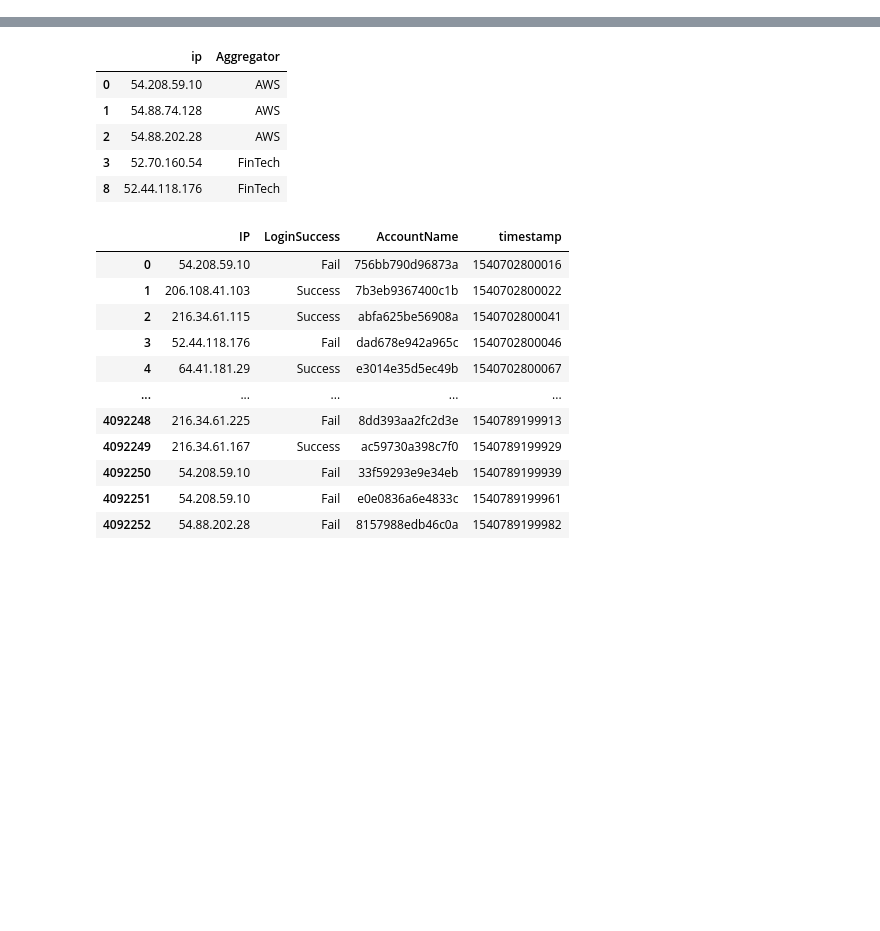
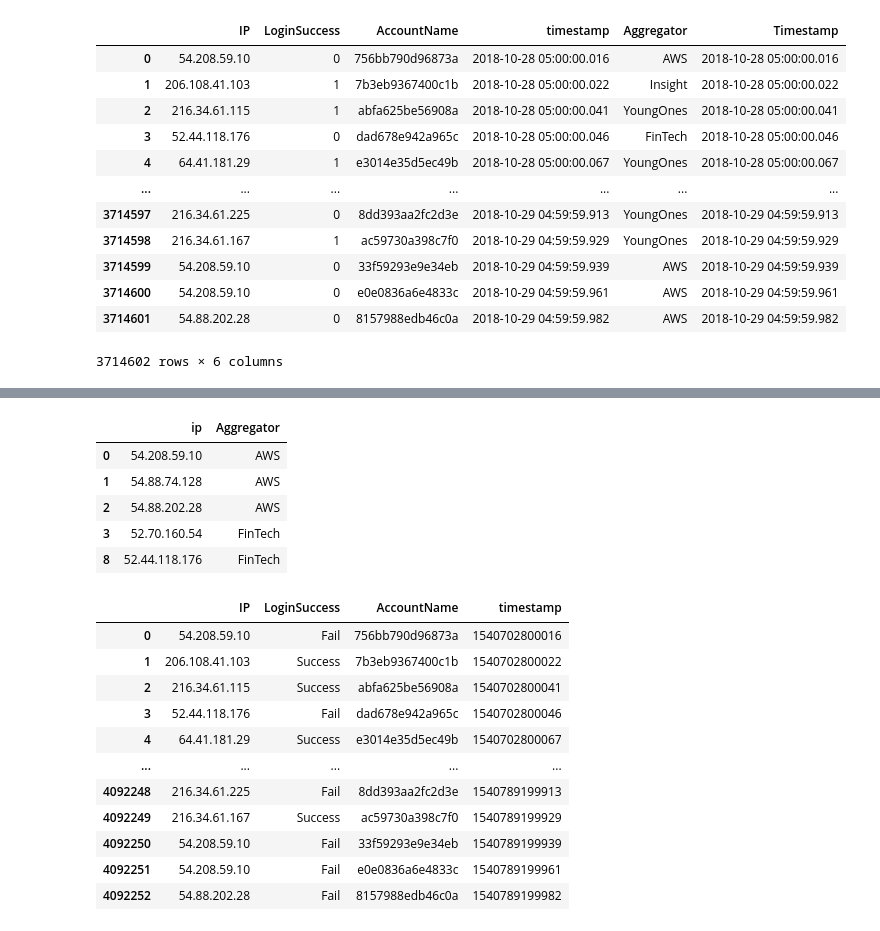
Before and after one commit to armand-analytics/analytical_problems, a Jupyter notebook: solve.ipynb, the cells around one changed output, grey strips where cells are left out. Cells and saved outputs as stored; diff of their text form; code cells hidden in the pictures; blank space fills up the shorter version.

```diff
--- a/solve.ipynb
+++ b/solve.ipynb
@@ -116,0 +120,40 @@ KeyError: 'IP'
+# %%
+import pandas as pd
+import numpy as np
+import matplotlib as plt
+print('lets start preprocessing data')
+# Load the data
+aggregator_ip_list = pd.read_csv(r'C:\Users\ARMANDO\Documents\Python Scripts\Challenges\F5\Aggregator IP List.csv', index_col=0)
+login_transactions = pd.read_csv(r'C:\Users\ARMANDO\Documents\Python Scripts\Challenges\F5\Login Transactions.csv', index_col=0)
+
+print(login_transactions.dtypes)
+print('----------------------------------')
+print(aggregator_ip_list.dtypes)
+
+# lets see the overal info from files
+
+print(aggregator_ip_list.describe().round(2))
+print('-------------------------------------------------')
+print(login_transactions.describe().round(2))
+#we can see IP \neq ip, so lets change to IP instead of ip
+
+print('done!')
+
+print('***********************next process*************************')
+aggregator_ip_list.rename(columns={'ip': 'IP'}, inplace=True)
+# aggregator_ip_list.head()
+
+# Convert the timestamp to a datetime object for easier manipulation
+login_transactions['timestamp'] = pd.to_datetime(login_transactions['timestamp'], unit='ms')
+print('LoginSuccess is not numeric, converting to boolean (0, 1)')
+login_transactions['LoginSuccess'] = login_transactions['LoginSuccess'].map({'Fail': 0, 'Success': 1})
+
+print('format complete!')
+print('generating master table...')
+# Merge the dataframes to add aggregator names to the login transactions
+merged_data = login_transactions.merge(aggregator_ip_list, on='IP', how='inner')
+merged_data.dropna(subset=['Aggregator'])
+print(merged_data.head(1))
+print(merged_data.describe().round(2))
+print('------------------------------------------------------------------------')
+print(merged_data.head(5))
@@ -116,0 +233,17 @@ KeyError: 'IP'
+# %%
+merged_data['Timestamp']=merged_data['timestamp']
+merged_data
+# %% [output]
+|  | IP | LoginSuccess | AccountName | timestamp | Aggregator | Timestamp |
+| 0 | 54.208.59.10 | 0 | 756bb790d96873a | 2018-10-28 05:00:00.016 | AWS | 2018-10-28 05:00:00.016 |
+| 1 | 206.108.41.103 | 1 | 7b3eb9367400c1b | 2018-10-28 05:00:00.022 | Insight | 2018-10-28 05:00:00.022 |
+| 2 | 216.34.61.115 | 1 | abfa625be56908a | 2018-10-28 05:00:00.041 | YoungOnes | 2018-10-28 05:00:00.041 |
+| 3 | 52.44.118.176 | 0 | dad678e942a965c | 2018-10-28 05:00:00.046 | FinTech | 2018-10-28 05:00:00.046 |
+| 4 | 64.41.181.29 | 1 | e3014e35d5ec49b | 2018-10-28 05:00:00.067 | YoungOnes | 2018-10-28 05:00:00.067 |
+| ... | ... | ... | ... | ... | ... | ... |
+| 3714597 | 216.34.61.225 | 0 | 8dd393aa2fc2d3e | 2018-10-29 04:59:59.913 | YoungOnes | 2018-10-29 04:59:59.913 |
+| 3714598 | 216.34.61.167 | 1 | ac59730a398c7f0 | 2018-10-29 04:59:59.929 | YoungOnes | 2018-10-29 04:59:59.929 |
+| 3714599 | 54.208.59.10 | 0 | 33f59293e9e34eb | 2018-10-29 04:59:59.939 | AWS | 2018-10-29 04:59:59.939 |
+| 3714600 | 54.208.59.10 | 0 | e0e0836a6e4833c | 2018-10-29 04:59:59.961 | AWS | 2018-10-29 04:59:59.961 |
+| 3714601 | 54.88.202.28 | 0 | 8157988edb46c0a | 2018-10-29 04:59:59.982 | AWS | 2018-10-29 04:59:59.982 |
+3714602 rows × 6 columns
```
Also changed, not shown: parts of 19 cells of this notebook.
